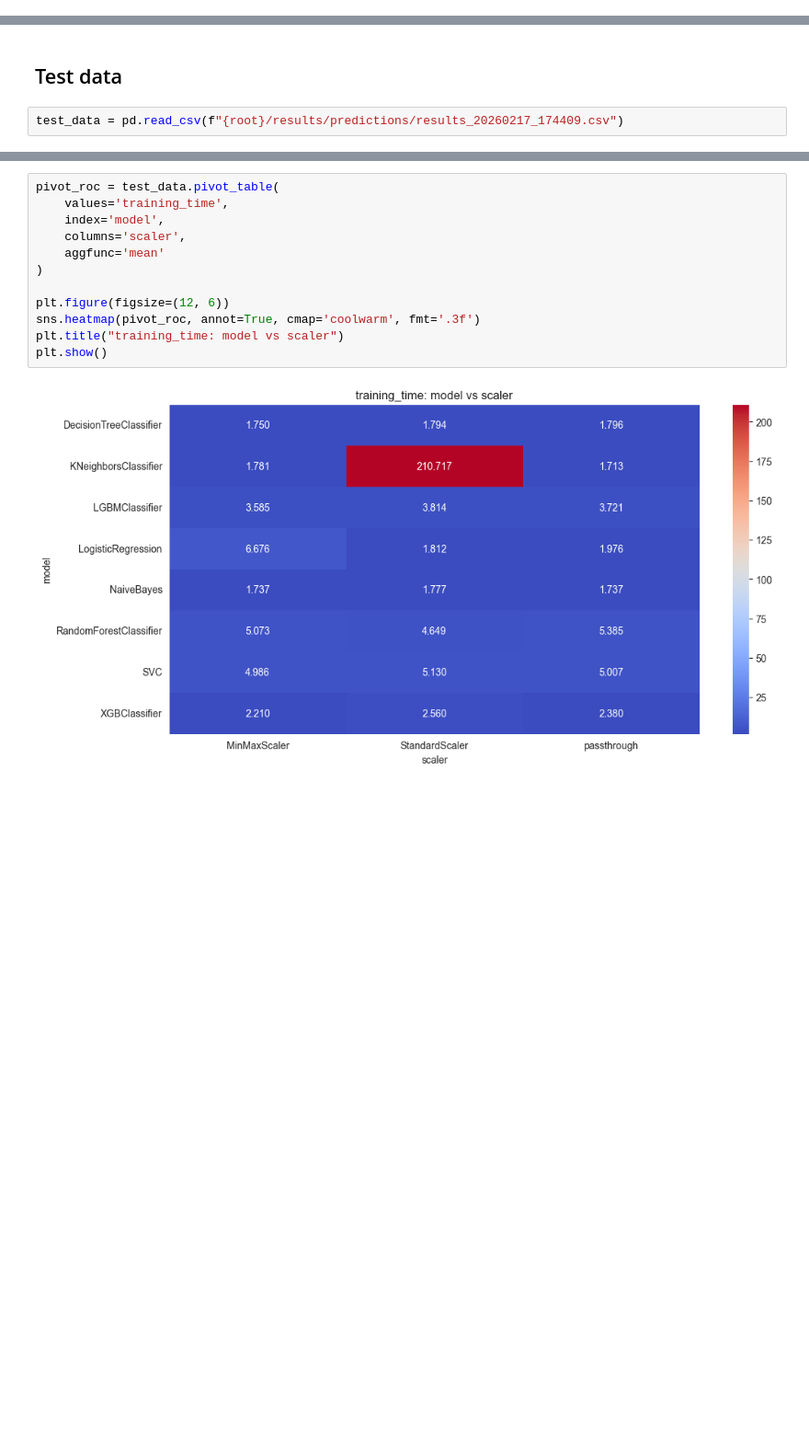
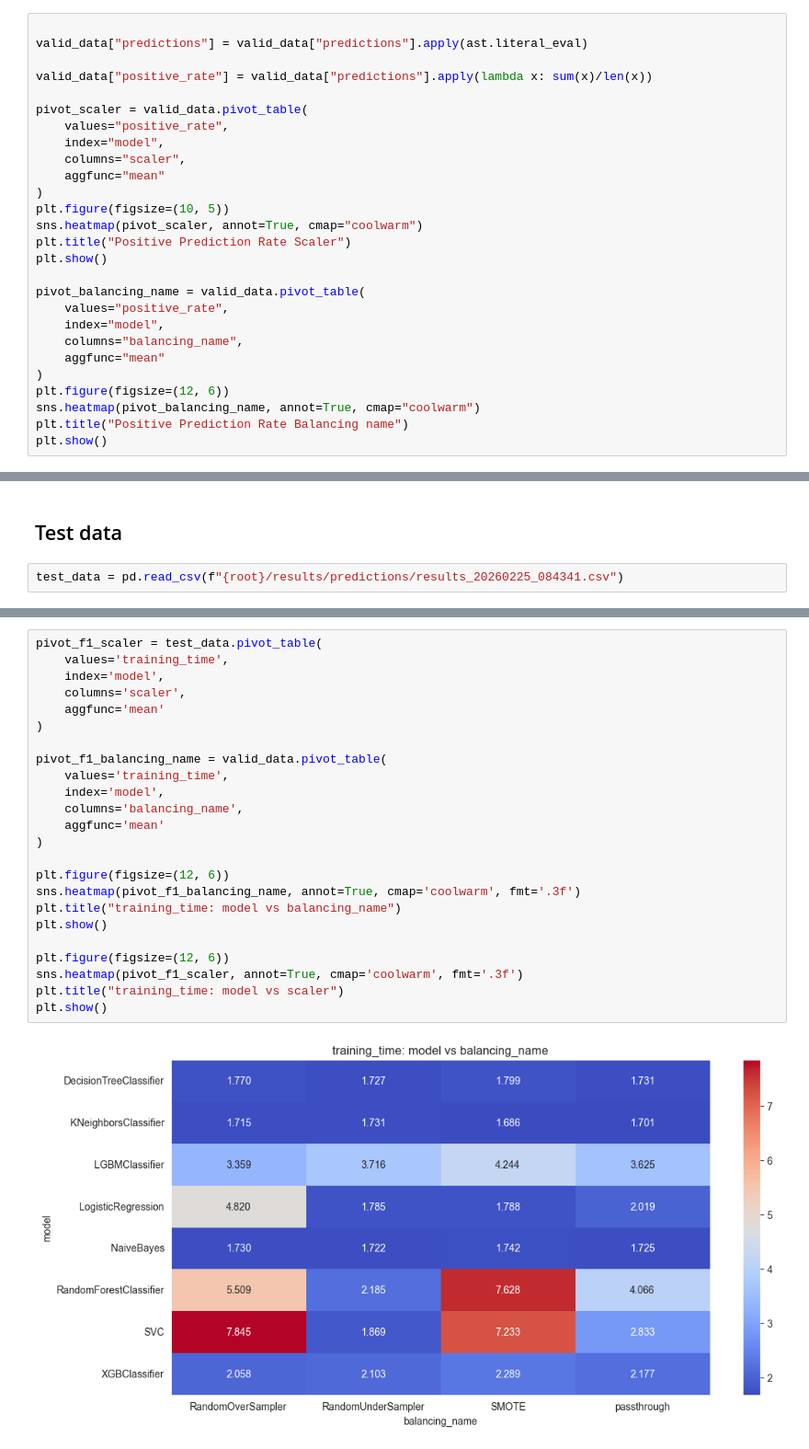
Before and after one commit to Trzopa/Benchmark-modeli-klasyfikacyjnych-na-danych-syntetycznych, a Jupyter notebook: report/report.ipynb, the cells around one changed output, grey strips where cells are left out. Shown at 92% size. Saved outputs shown, nothing was run; the diff lists cells and outputs as text; blank space fills up the shorter version.

```diff
--- a/report/report.ipynb
+++ b/report/report.ipynb
@@ -186,0 +276,27 @@ plt.show()
+# %%
+
+valid_data["predictions"] = valid_data["predictions"].apply(ast.literal_eval)
+
+valid_data["positive_rate"] = valid_data["predictions"].apply(lambda x: sum(x)/len(x))
+
+pivot_scaler = valid_data.pivot_table(
+    values="positive_rate",
+    index="model",
+    columns="scaler",
+    aggfunc="mean"
+)
+plt.figure(figsize=(10, 5))
+sns.heatmap(pivot_scaler, annot=True, cmap="coolwarm")
+plt.title("Positive Prediction Rate Scaler")
+plt.show()
+
+pivot_balancing_name = valid_data.pivot_table(
+    values="positive_rate",
+    index="model",
+    columns="balancing_name",
+    aggfunc="mean"
+)
+plt.figure(figsize=(12, 6))
+sns.heatmap(pivot_balancing_name, annot=True, cmap="coolwarm")
+plt.title("Positive Prediction Rate Balancing name")
+plt.show()
@@ -187,7 +438,7 @@ plt.show()
 # %% [markdown]
 ## Test data
 # %%
-test_data = pd.read_csv(f"{root}/results/predictions/results_20260217_174409.csv")
+test_data = pd.read_csv(f"{root}/results/predictions/results_20260225_084341.csv")
 # %%
 test_data.head()
 # %% [output]
@@ -200,14 +451,26 @@ test_data.head()
 # %%
-pivot_roc = test_data.pivot_table(
+pivot_f1_scaler = test_data.pivot_table(
     values='training_time',
     index='model',
     columns='scaler',
     aggfunc='mean'
 )
 
+pivot_f1_balancing_name = valid_data.pivot_table(
+    values='training_time',
+    index='model',
+    columns='balancing_name',
+    aggfunc='mean'
+)
+
 plt.figure(figsize=(12, 6))
-sns.heatmap(pivot_roc, annot=True, cmap='coolwarm', fmt='.3f')
+sns.heatmap(pivot_f1_balancing_name, annot=True, cmap='coolwarm', fmt='.3f')
+plt.title("training_time: model vs balancing_name")
+plt.show()
+
+plt.figure(figsize=(12, 6))
+sns.heatmap(pivot_f1_scaler, annot=True, cmap='coolwarm', fmt='.3f')
 plt.title("training_time: model vs scaler")
 plt.show()
 # %% [output]
-[figure, old version]
+[figure, new version]
```
Also changed, not shown: parts of 39 cells of this notebook, 2 other files.
